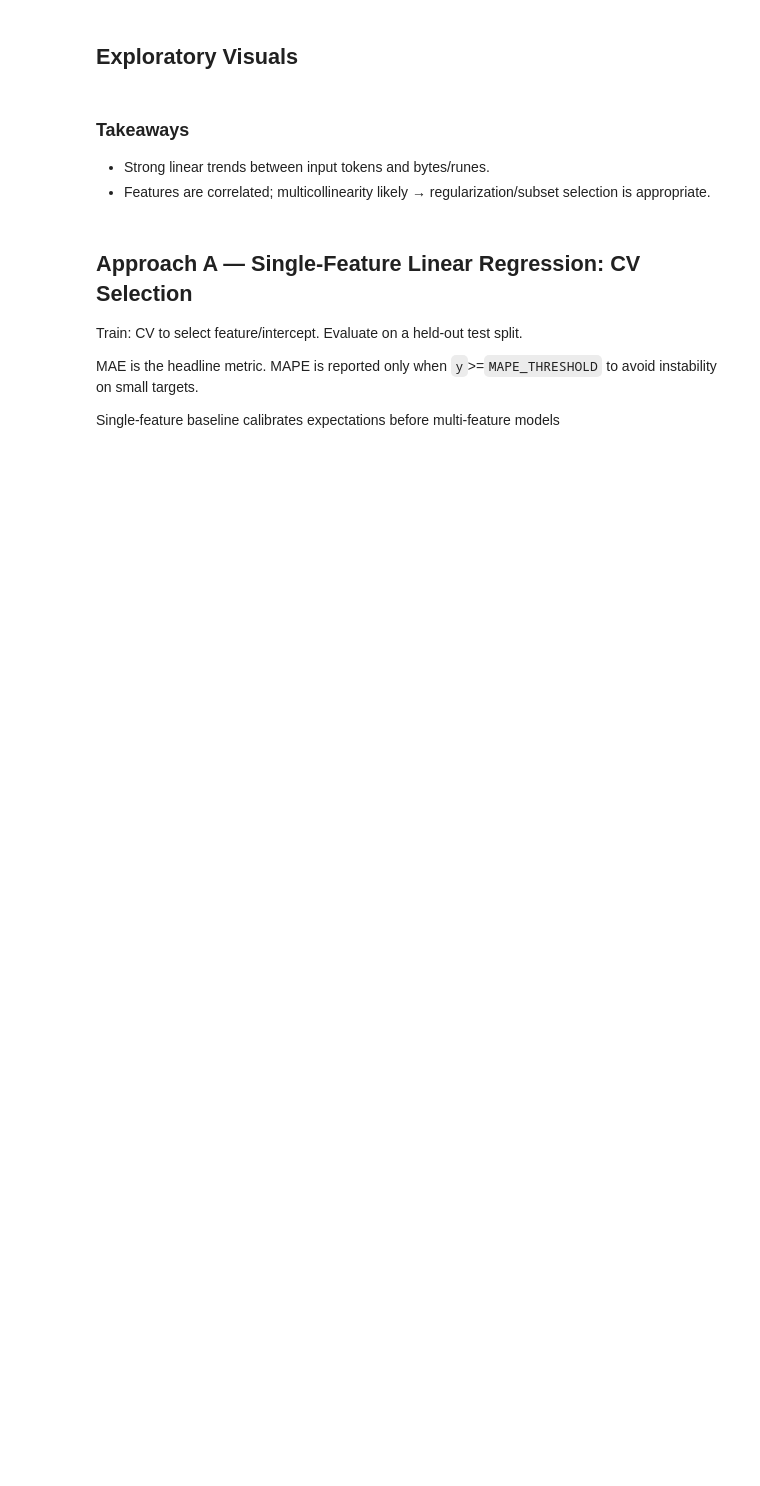
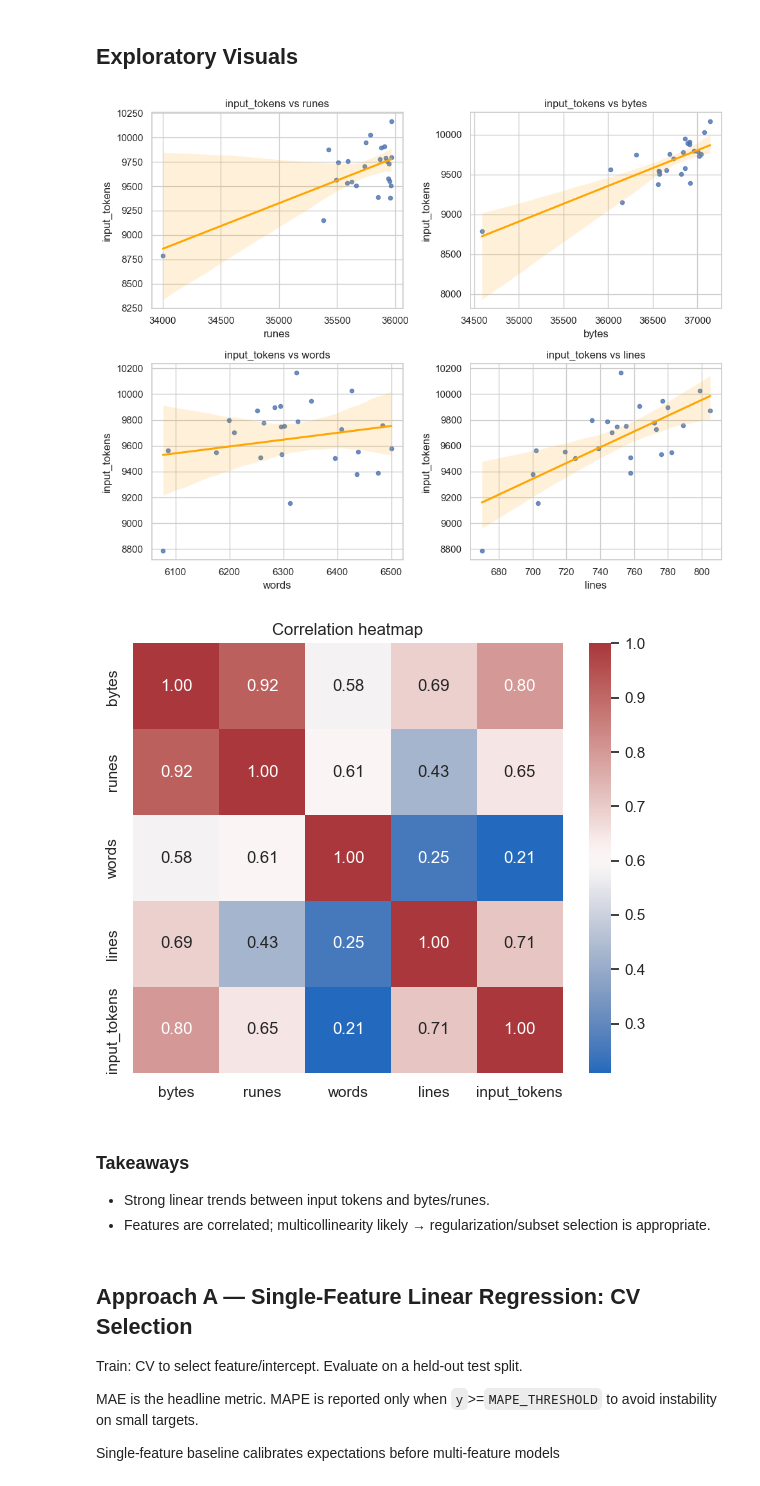
Before and after one commit to petasbytes/token-approx, a Jupyter notebook: notebooks/01_eda_and_baselines.ipynb, the cells around one changed output. Cells and saved outputs as stored; diff of their text form; code cells hidden in the pictures; blank space fills up the shorter version.

```diff
--- a/notebooks/01_eda_and_baselines.ipynb
+++ b/notebooks/01_eda_and_baselines.ipynb
@@ -85,16 +92,24 @@ df.head()
 # %%
 sns.set_theme(style='whitegrid')
 
-# 2x2 scatter grid with trend lines
-fig, axes = plt.subplots(2, 2, figsize=(10, 8))
-pairs = [('runes','input_tokens'), ('bytes','input_tokens'), ('words','input_tokens'), ('lines','input_tokens')]
-for ax, (x,y) in zip(axes.ravel(), pairs):
-    sns.regplot(data=df, x=x, y=y, scatter_kws={'s':20, 'alpha':0.8}, line_kws={'color':'orange'}, ax=ax)
-    ax.set_title(f'{y} vs {x}')
-plt.tight_layout()
+pairs = [
+    ('runes', 'input_tokens'),
+    ('bytes', 'input_tokens'),
+    ('words', 'input_tokens'),
+    ('lines', 'input_tokens'),
+]
+_ = scatter_grid_regplot(
+    df,
+    pairs=pairs,
+    figsize=(10, 8),
+    scatter_kws={'s': 20, 'alpha': 0.8},
+    line_kws={'color': 'orange'},
+)
 
-# Correlation heatmap
 ax = corr_heatmap(df)
+# %% [output]
+[figure, added]
+[figure, added]
 # %% [markdown]
 ### Takeaways
 
```
Also changed, not shown: parts of 11 cells of this notebook, 2 other files.
